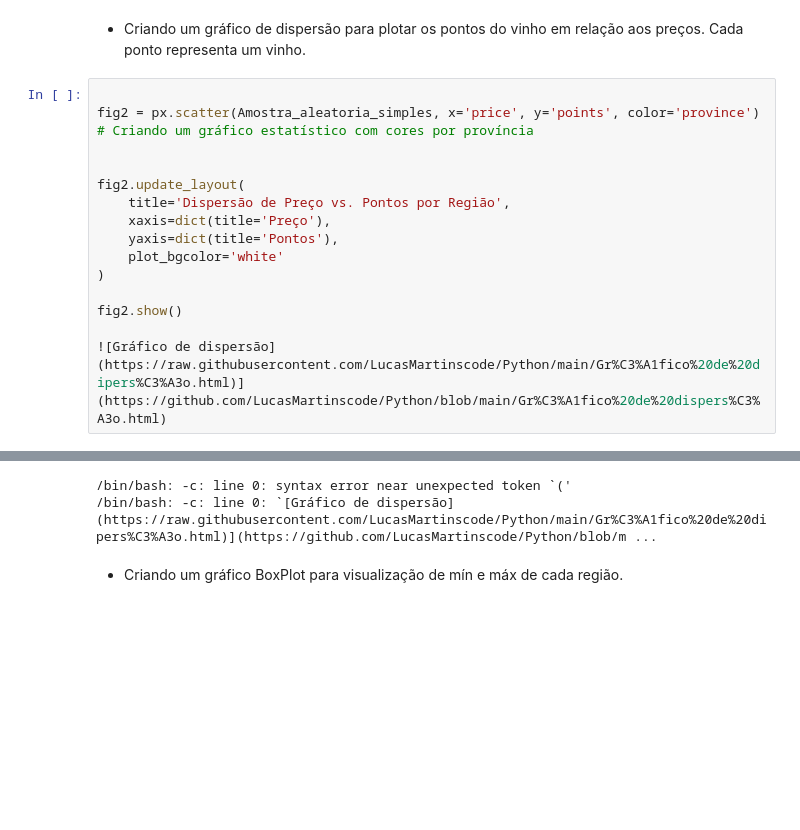
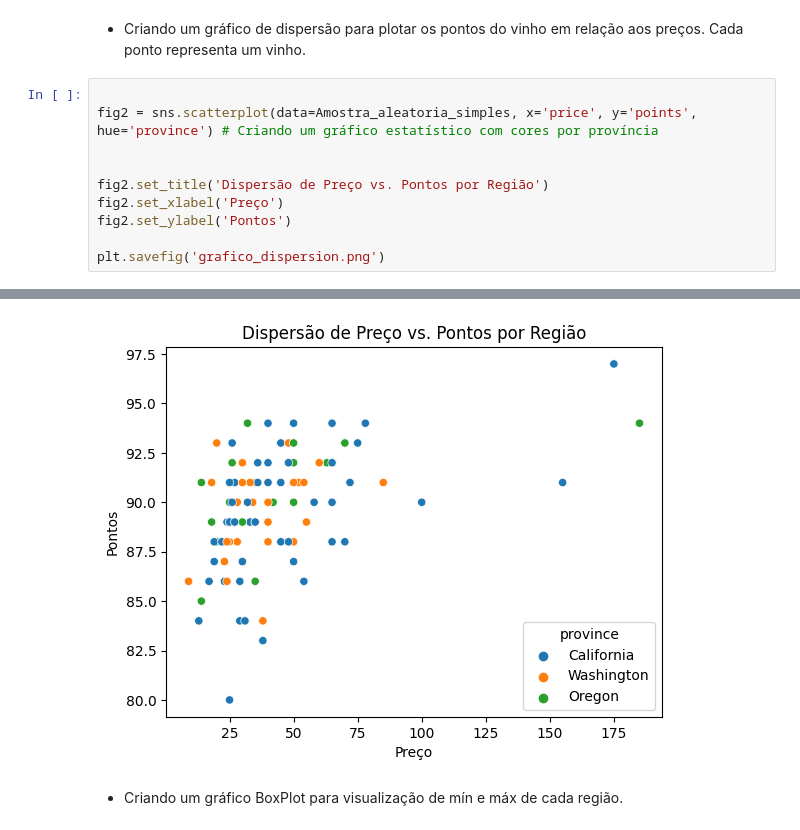
Before and after one commit to LucasMartinscode/Python, a Jupyter notebook: Winedataset.ipynb, the cells around one changed output, grey strips where cells are left out. Saved outputs shown, nothing was run; the diff lists cells and outputs as text; blank space fills up the shorter version.

```diff
--- a/Winedataset.ipynb
+++ b/Winedataset.ipynb
@@ -178,17 +176,12 @@ fig1.write_html('Gráfico de barras.html')
 *   Criando um gráfico de dispersão para plotar os pontos do vinho em relação aos preços. Cada ponto representa um vinho.
 # %%
 
-fig2 = px.scatter(Amostra_aleatoria_simples, x='price', y='points', color='province') # Criando um gráfico estatístico com cores por província
+fig2 = sns.scatterplot(data=Amostra_aleatoria_simples, x='price', y='points', hue='province') # Criando um gráfico estatístico com cores por província
 
 
-fig2.update_layout(
-    title='Dispersão de Preço vs. Pontos por Região',
-    xaxis=dict(title='Preço'),
-    yaxis=dict(title='Pontos'),
-    plot_bgcolor='white'
-)
+fig2.set_title('Dispersão de Preço vs. Pontos por Região')
+fig2.set_xlabel('Preço')
+fig2.set_ylabel('Pontos')
 
-fig2.show()
-
-![Gráfico de dispersão](https://raw.githubusercontent.com/LucasMartinscode/Python/main/Gr%C3%A1fico%20de%20dipers%C3%A3o.html)](https://github.com/LucasMartinscode/Python/blob/main/Gr%C3%A1fico%20de%20dispers%C3%A3o.html)
+plt.savefig('grafico_dispersion.png')
 # %% [output]
@@ -196,5 +188,4 @@ fig2.show()
-/bin/bash: -c: line 0: syntax error near unexpected token `('
-/bin/bash: -c: line 0: `[Gráfico de dispersão](https://raw.githubusercontent.com/LucasMartinscode/Python/main/Gr%C3%A1fico%20de%20dipers%C3%A3o.html)](https://github.com/LucasMartinscode/Python/blob/m ...
+[figure, added]
 # %% [markdown]
 
 
```
Also changed, not shown: parts of 6 cells of this notebook.
